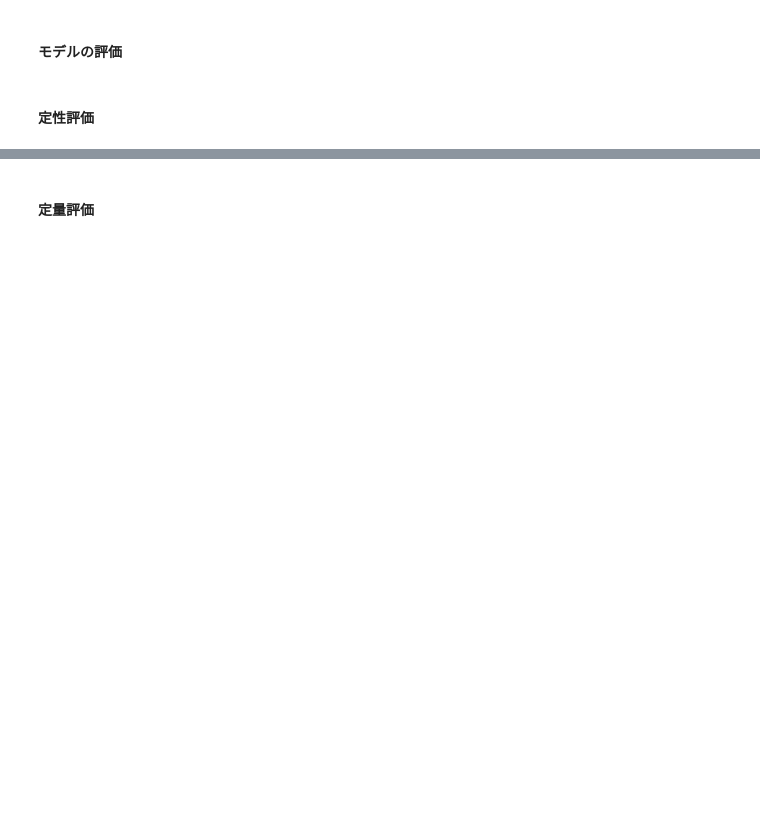
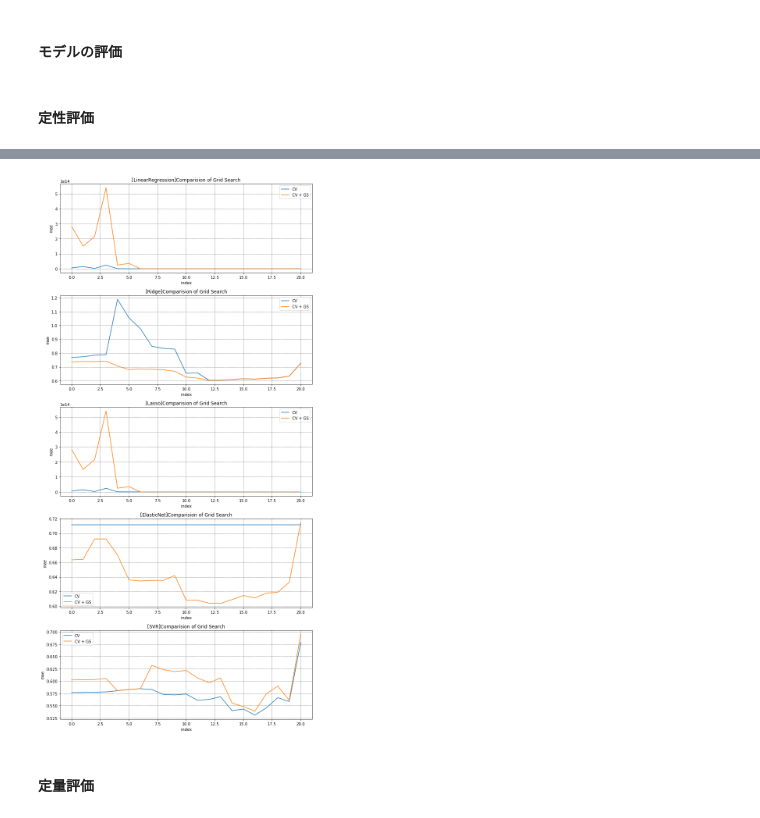
Before and after one commit to kusafusa-k/kaggle, a Jupyter notebook: Car_Fuel_Consumption/DAY2_work_草房慶.ipynb, the cells around one changed output, grey strips where cells are left out. Cells and saved outputs as stored; diff of their text form; code cells hidden in the pictures; blank space fills up the shorter version.

```diff
--- a/Car_Fuel_Consumption/DAY2_work_草房慶.ipynb
+++ b/Car_Fuel_Consumption/DAY2_work_草房慶.ipynb
@@ -761,2 +776,48 @@ fig.show()
+# %%
+# グラフによるグリッドサーチ法有無の比較
+graph_num = 5
+fig, ax = plt.subplots(graph_num, 1, figsize=(10, 20))
+
+# グリッドサーチ法有無の比較(LinearRegression)
+ax[0].set_title('[LinearRegression]Comparision of Grid Search')
+ax[0].plot(lenearregression_cv_mae.keys(),
+           lenearregression_cv_mae.values(), label='CV')
+ax[0].plot(lenearregression_gs_mae.keys(),
+           lenearregression_gs_mae.values(), label='CV + GS')
+
+# グリッドサーチ法有無の比較(Ridge)
+ax[1].set_title('[Ridge]Comparision of Grid Search')
+ax[1].plot(ridge_cv_mae.keys(), ridge_cv_mae.values(), label='CV')
+ax[1].plot(ridge_gs_mae.keys(), ridge_gs_mae.values(), label='CV + GS')
+
+# グリッドサーチ法有無の比較(Lasso)
+ax[2].set_title('[Lasso]Comparision of Grid Search')
+ax[2].plot(lenearregression_cv_mae.keys(),
+           lenearregression_cv_mae.values(), label='CV')
+ax[2].plot(lenearregression_gs_mae.keys(),
+           lenearregression_gs_mae.values(), label='CV + GS')
+
+# グリッドサーチ法有無の比較(ElasticNet)
+ax[3].set_title('[ElasticNet]Comparision of Grid Search')
+ax[3].plot(elasticnet_cv_mae.keys(), elasticnet_cv_mae.values(), label='CV')
+ax[3].plot(elasticnet_gs_mae.keys(),
+           elasticnet_gs_mae.values(), label='CV + GS')
+
+# グリッドサーチ法有無の比較(SVR)
+ax[4].set_title('[SVR]Comparision of Grid Search')
+ax[4].plot(svr_cv_mae.keys(), svr_cv_mae.values(), label='CV')
+ax[4].plot(svr_gs_mae.keys(), svr_gs_mae.values(), label='CV + GS')
+
+for i in range(graph_num):
+    ax[i].set_xlabel('index')
+    ax[i].set_ylabel('mae')
+    ax[i].grid(which='major', color='black', linestyle=':')
+    ax[i].grid(which='minor', color='black', linestyle=':')
+    ax[i].legend()
+
+fig.tight_layout()
+fig.show()
+# %% [output]
+[figure, added]
 # %% [markdown]
 #### 定量評価
```
Also changed, not shown: parts of 15 cells of this notebook.
